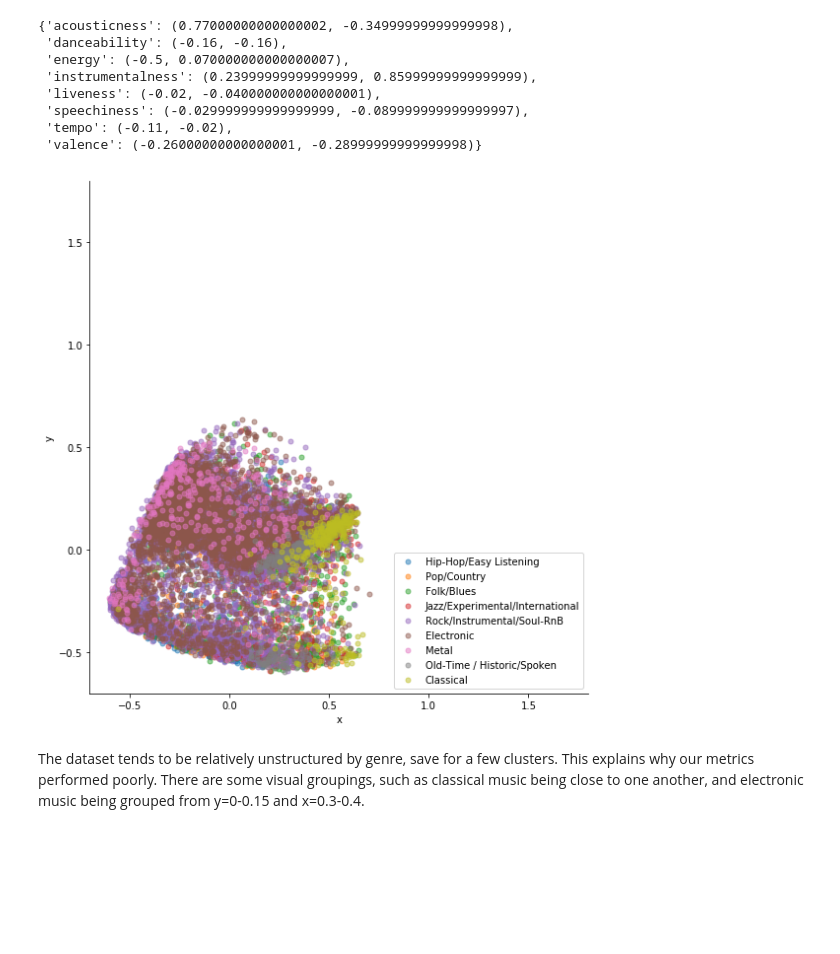
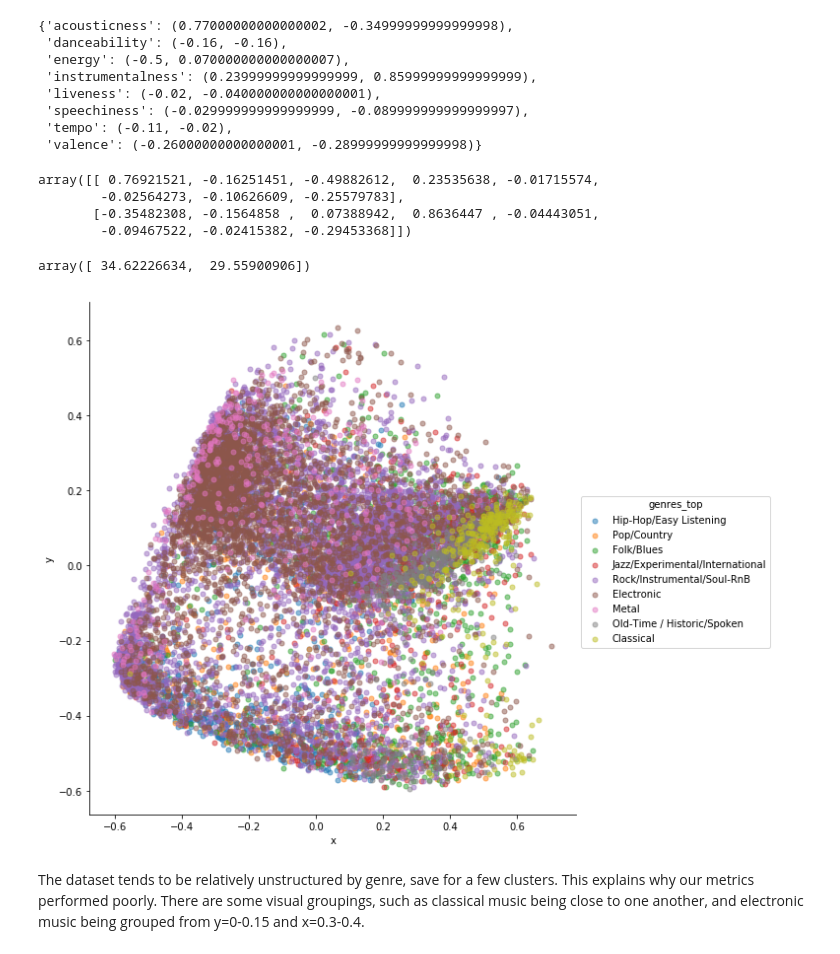
Before and after one commit to victoreram/Springboard-Data-Science, a Jupyter notebook: GenreClustering/GenreClustering.ipynb, the cells around one changed output. Saved outputs shown, nothing was run; the diff lists cells and outputs as text; code cells hidden in the pictures; blank space fills up the shorter version.

```diff
--- a/GenreClustering/GenreClustering.ipynb
+++ b/GenreClustering/GenreClustering.ipynb
@@ -335,17 +334,28 @@ audio_components
  'speechiness': (-0.029999999999999999, -0.089999999999999997),
  'tempo': (-0.11, -0.02),
  'valence': (-0.26000000000000001, -0.28999999999999998)}
+# %%
+components
+# %% [output]
+array([[ 0.76921521, -0.16251451, -0.49882612,  0.23535638, -0.01715574,
+        -0.02564273, -0.10626609, -0.25579783],
+       [-0.35482308, -0.1564858 ,  0.07388942,  0.8636447 , -0.04443051,
+        -0.09467522, -0.02415382, -0.29453368]])
+# %%
+singular_values
+# %% [output]
+array([ 34.62226634,  29.55900906])
 # %%
-sns.lmplot(data=tracks, x='x', y='y', hue='genres_top', fit_reg=False, legend=False, size=8,
+sns.lmplot(data=tracks, x='x', y='y', hue='genres_top', fit_reg=False, legend=True, size=8,
            scatter_kws={'alpha':0.5, 's':25})
-plt.legend(loc='lower right')
-plt.ylim(-0.7,1.8)
-plt.xlim(-0.7,1.8)
-plt.savefig('pca_scatter.png')
+# plt.legend(loc='lower right')
+# plt.ylim(-0.7,1.8)
+# plt.xlim(-0.7,1.8)
+plt.savefig('pca_scatter_with_legend.png')
 # arrow = plt.arrow(x=0.2, y=-0.40, dx=0.4, dy=0, width=0.04, label='More acoustic, less energy')
 # arrow.label = 'More acoustic, less energy'
 # %% [output]
-[figure, old version]
+[figure, new version]
 # %% [markdown]
 The dataset tends to be relatively unstructured by genre, save for a few clusters. This explains why our metrics performed poorly. There are some visual groupings, such as classical music being close to one another, and electronic music being grouped from y=0-0.15 and x=0.3-0.4.
 # %%
```
Also changed, not shown: parts of 20 cells of this notebook, 9 other files.
